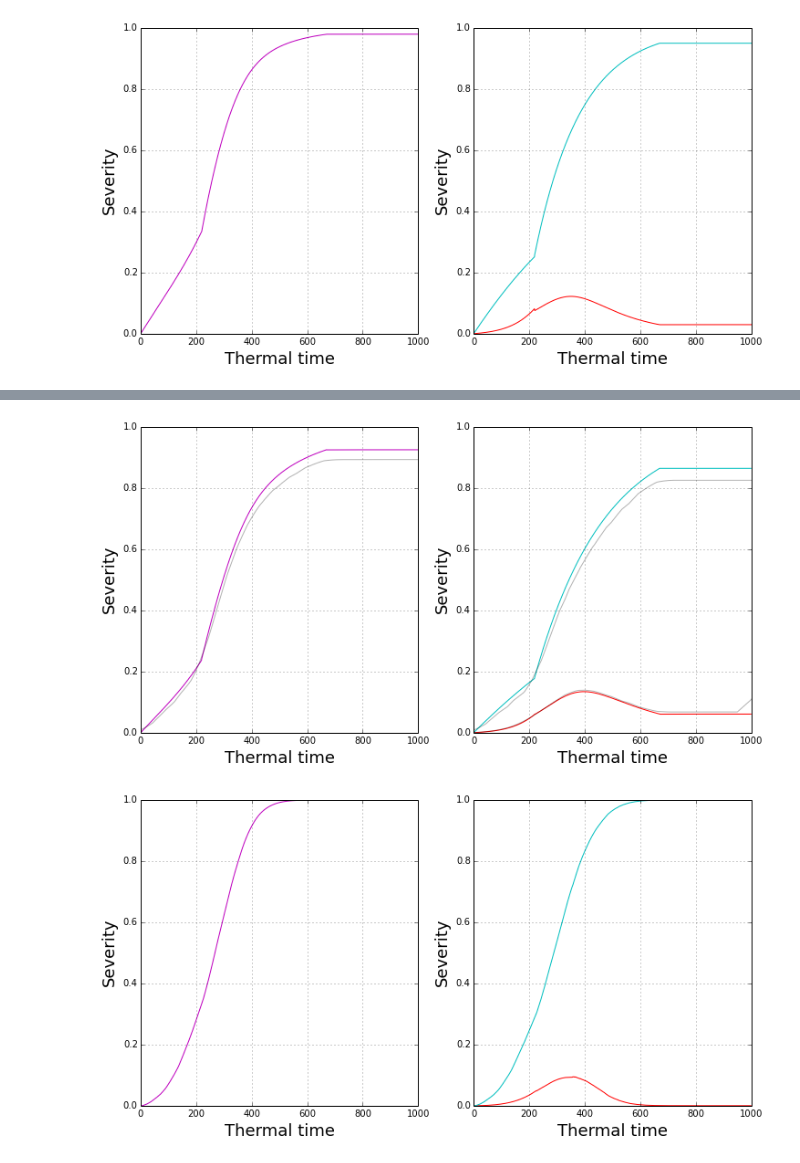
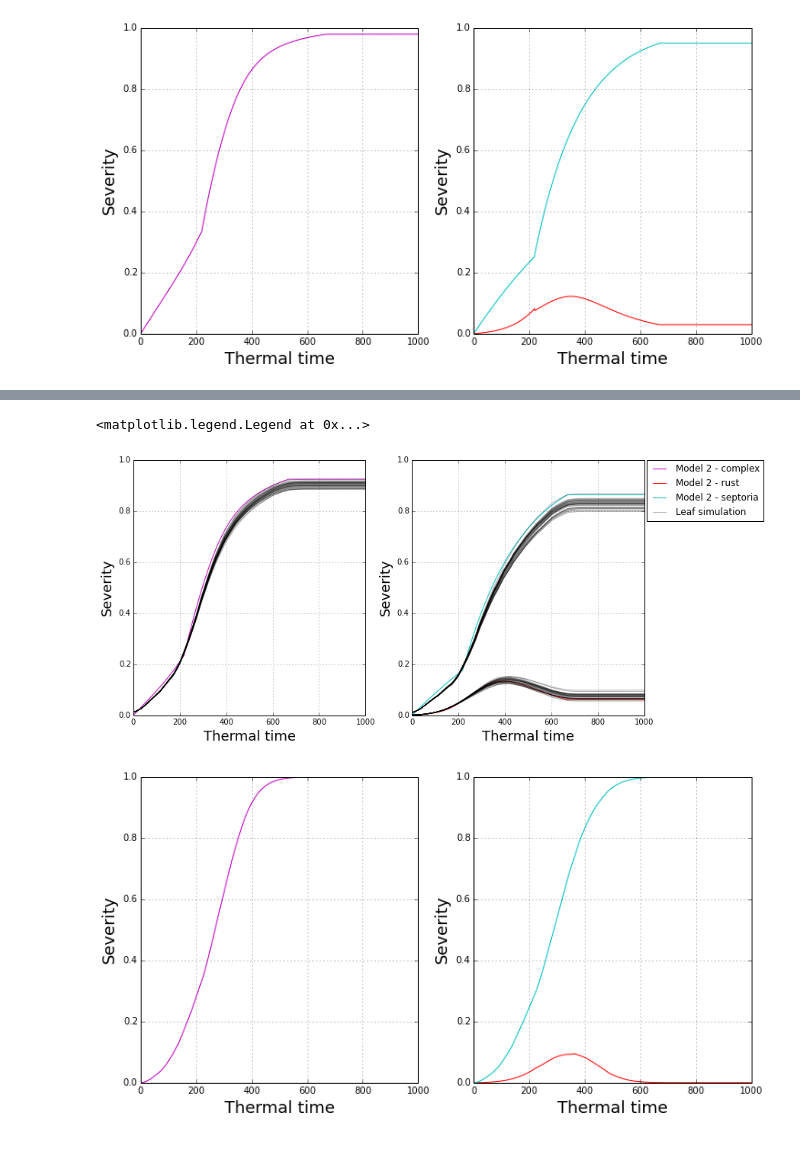
Before and after one commit to openalea-incubator/alep, a Jupyter notebook: alep/example/septo_rust_competition_leaf.ipynb, the cells around one changed output, grey strips where cells are left out. Drawn from its saved outputs; the diff is of its cells as text; code cells hidden in the pictures.

```diff
--- a/alep/example/septo_rust_competition_leaf.ipynb
+++ b/alep/example/septo_rust_competition_leaf.ipynb
@@ -1296,7 +1296,7 @@ for i in range(nb_steps):
         nb_les = len(non_prio_les) + len(prio_les)
         s_pot = s_pot_non_prio + s_pot_prio
         true_area_non_prio = true_area_impacted(nb_les, s_leaf, s_pot/nb_les)
-        offer_non_prio = true_area_non_prio - s_non_prio - s_prio
+        offer_non_prio = true_area_non_prio - s_non_prio - true_area_prio
         for l in non_prio_les:
             offer_lesion = l.growth_demand * offer_non_prio/demand_non_prio if demand_non_prio>0. else 0.
             l.control_growth(offer_lesion)
@@ -1310,6 +1310,7 @@ for i in range(nb_steps):
 # Geom approach
 tries = {k:{'septo':[], 'rust':[], 'cplx':[]} for k in range(30)}
 for k in tries.iterkeys():
+    print k
     lesions = []
     SeptoLesion.lid = 0
     RustLesion.lid = 0
@@ -1327,20 +1346,28 @@ for k in tries.iterkeys():
 # %%
+rcParams['figure.figsize']=(12,6)
 fig, axs = plt.subplots(1,2)
 axs[0].plot(range(nb_steps), sev_poi_cplx, 'm')
 axs[1].plot(range(nb_steps), sev_poi_rust, 'r')
 axs[1].plot(range(nb_steps), sev_poi_septo, 'c')
 for sev_geom in tries.itervalues():
     plot_smooth(range(nb_steps), sev_geom['cplx'], ax=axs[0], color='k', alpha = 0.3)
     plot_smooth(range(nb_steps), sev_geom['rust'], ax=axs[1], color='k', alpha = 0.3)
     plot_smooth(range(nb_steps), sev_geom['septo'], ax=axs[1], color='k', alpha = 0.3)
 for ax in axs:
     ax.set_ylim([0, 1])
     ax.set_xlim([0, 1000])
     ax.set_xlabel('Thermal time', fontsize = 18)
     ax.set_ylabel('Severity', fontsize = 18)
     ax.grid(alpha=0.8)
+proxys = [plt.Line2D((0,1),(0,0), color='m'),
+          plt.Line2D((0,1),(0,0), color='r'),
+          plt.Line2D((0,1),(0,0), color='c'),
+          plt.Line2D((0,1),(0,0), color='k', alpha=0.3)]
+labels = ['Model 2 - complex', 'Model 2 - rust', 'Model 2 - septoria', 'Leaf simulation']
+axs[1].legend(proxys, labels, bbox_to_anchor=(1.01, 1), loc=2, borderaxespad=0.)
 # %% [output]
+<matplotlib.legend.Legend at 0x...>
-[figure, old version]
+[figure, new version]
 # %%
 def generate_sequence(seq_length=1000, proba=0.2, n_max=10):
     x = np.zeros(seq_length)
```
Also changed, not shown: parts of 3 cells of this notebook, 5 other files.
